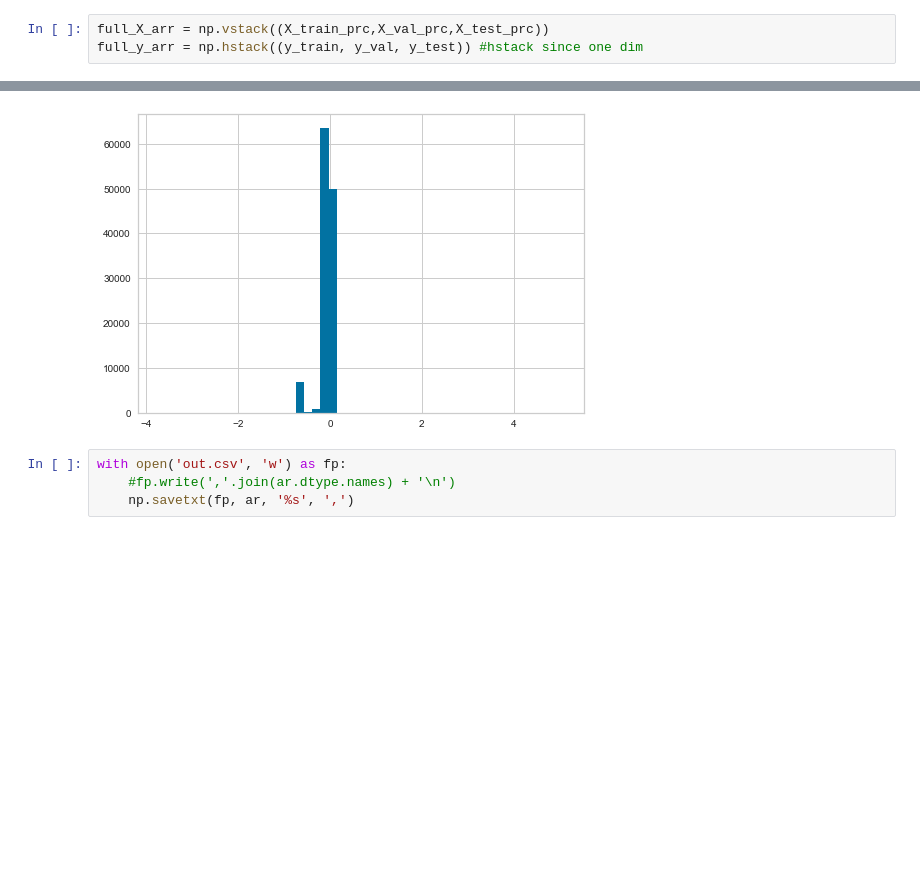
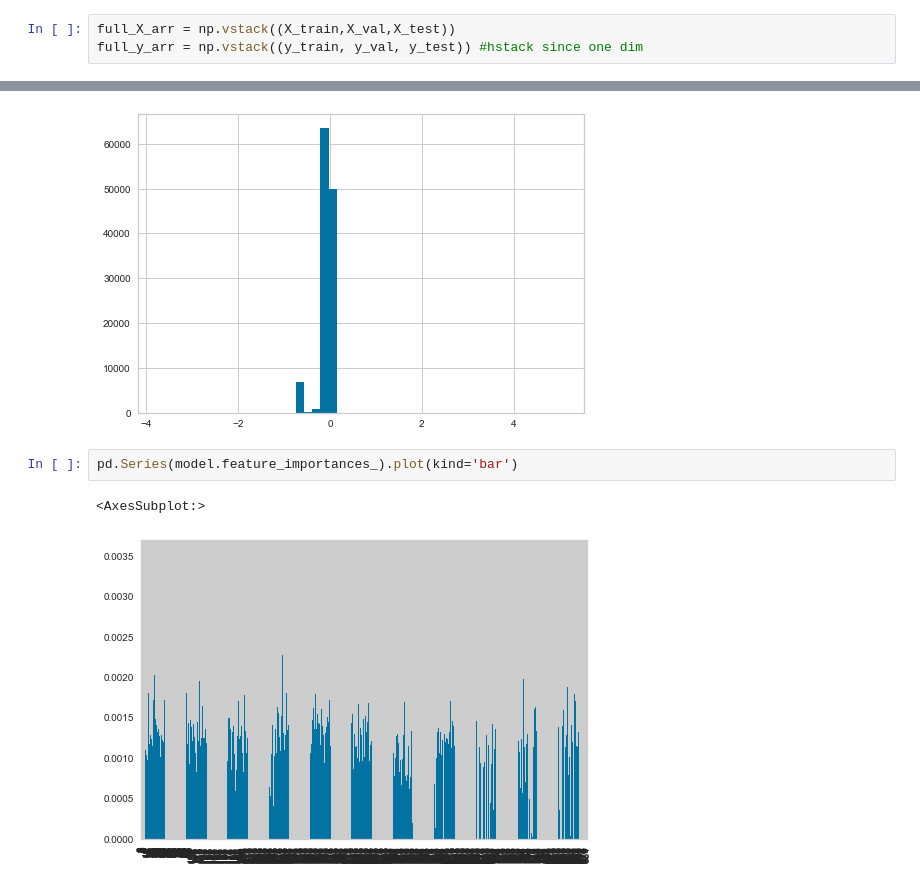
Before and after one commit to NGarb/FailSafe, a Jupyter notebook: 12. Accident Risk/XGB_grid_search.ipynb, the cells around one changed output, grey strips where cells are left out. Cells and saved outputs as stored; diff of their text form; blank space fills up the shorter version.

```diff
--- a/12. Accident Risk/XGB_grid_search.ipynb
+++ b/12. Accident Risk/XGB_grid_search.ipynb
@@ -426,8 +439,8 @@ grid_result.best_params_ #{'learning_rate': 0.03, 'max_depth': 9, 'n_estimators'
 # %% [markdown]
 # TEST
 # %%
-full_X_arr = np.vstack((X_train_prc,X_val_prc,X_test_prc))
-full_y_arr = np.hstack((y_train, y_val, y_test)) #hstack since one dim
+full_X_arr = np.vstack((X_train,X_val,X_test))
+full_y_arr = np.vstack((y_train, y_val, y_test)) #hstack since one dim
 # %%
 #train on full dataset
 model = XGBRegressor(tree_method = "gpu_hist",single_precision_histogram=True, gpu_id=0, **grid_result.best_params_)
@@ -505,6 +529,7 @@ pd.Series(test_preds).hist(bins=50)
 <AxesSubplot:>
 [figure]
 # %%
-with open('out.csv', 'w') as fp:
-    #fp.write(','.join(ar.dtype.names) + '\n')
-    np.savetxt(fp, ar, '%s', ',')
+pd.Series(model.feature_importances_).plot(kind='bar')
+# %% [output]
+<AxesSubplot:>
+[figure, added]
```
Also changed, not shown: parts of 21 cells of this notebook, 4 other files.
